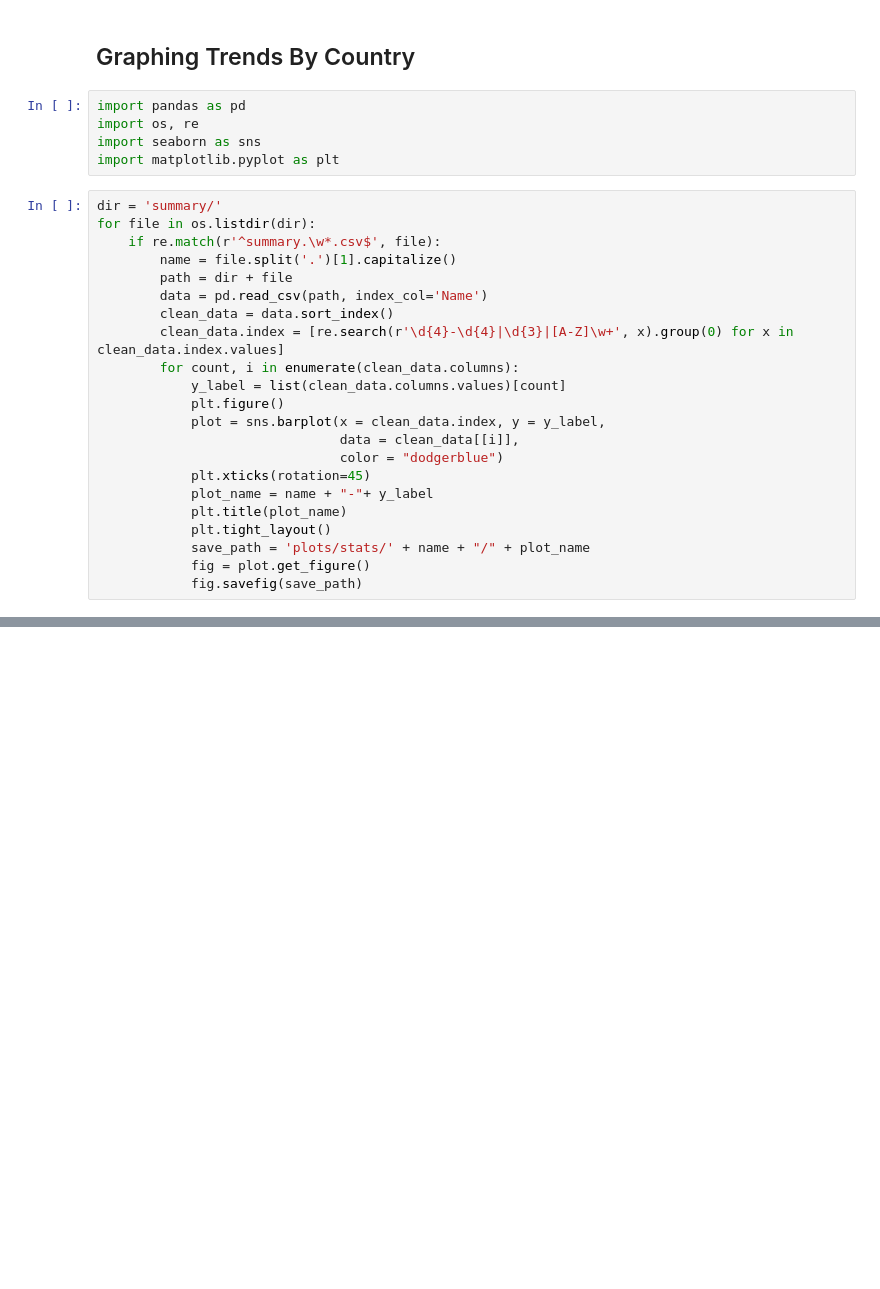
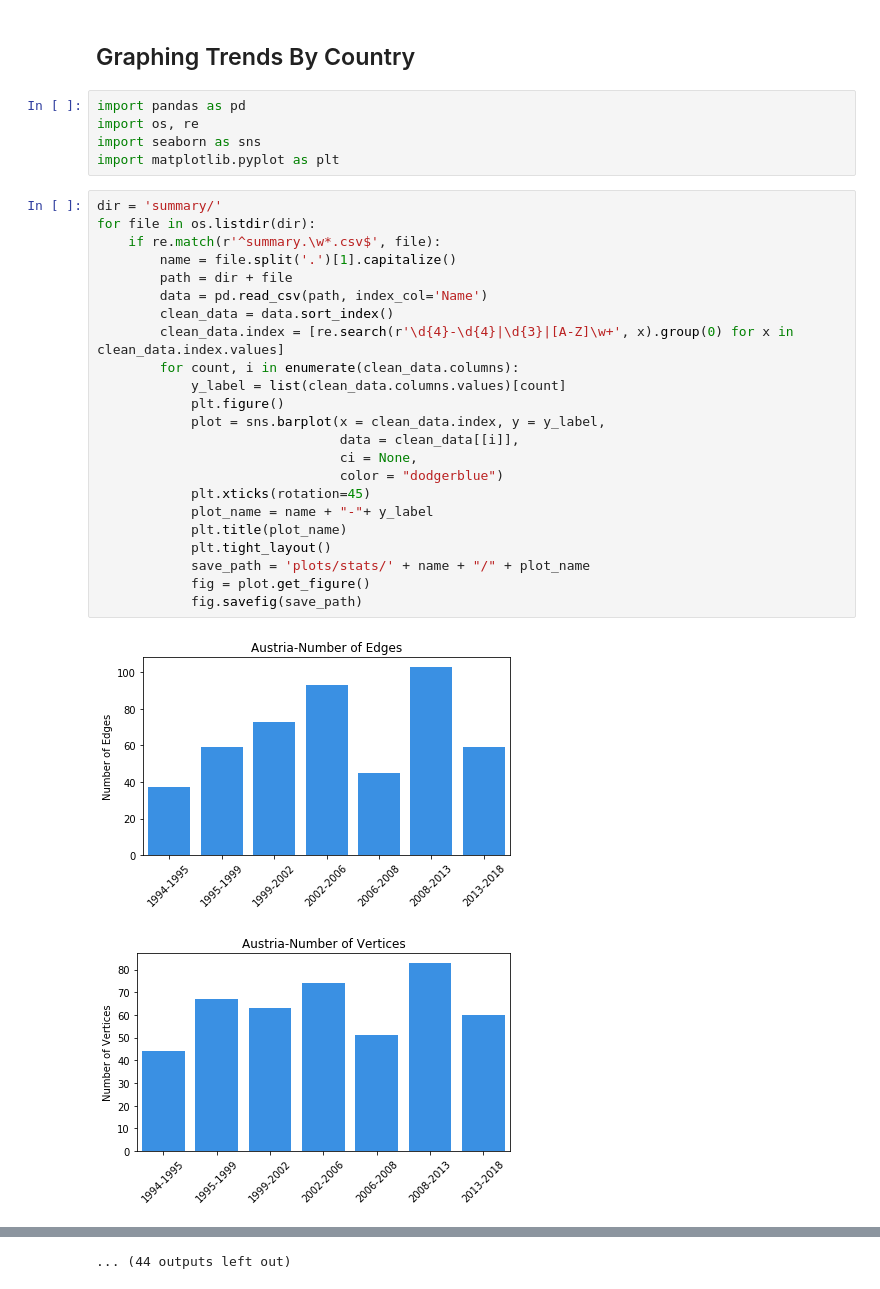
Before and after one commit to benlai97/CSE-416-Final-Project, a Jupyter notebook: graphing_trends.ipynb, the cells around one changed output, grey strips where cells are left out. Saved outputs shown, nothing was run; the diff lists cells and outputs as text; blank space fills up the shorter version.

```diff
--- a/graphing_trends.ipynb
+++ b/graphing_trends.ipynb
@@ -8,22 +8,26 @@ import matplotlib.pyplot as plt
 # %%
 dir = 'summary/'
 for file in os.listdir(dir):
     if re.match(r'^summary.\w*.csv$', file):
         name = file.split('.')[1].capitalize()
         path = dir + file
         data = pd.read_csv(path, index_col='Name')
         clean_data = data.sort_index()
         clean_data.index = [re.search(r'\d{4}-\d{4}|\d{3}|[A-Z]\w+', x).group(0) for x in clean_data.index.values]
         for count, i in enumerate(clean_data.columns):
             y_label = list(clean_data.columns.values)[count]
             plt.figure()
             plot = sns.barplot(x = clean_data.index, y = y_label,
                                data = clean_data[[i]],
+                               ci = None,
                                color = "dodgerblue")
             plt.xticks(rotation=45)
             plot_name = name + "-"+ y_label
             plt.title(plot_name)
             plt.tight_layout()
             save_path = 'plots/stats/' + name + "/" + plot_name
             fig = plot.get_figure()
             fig.savefig(save_path)
+# %% [output]
+[figure, added]
+[figure, added]
@@ -29,0 +44 @@ for file in os.listdir(dir):
+... (44 outputs left out)
```
Also changed, not shown: parts of 1 cell of this notebook, 56 other files.
